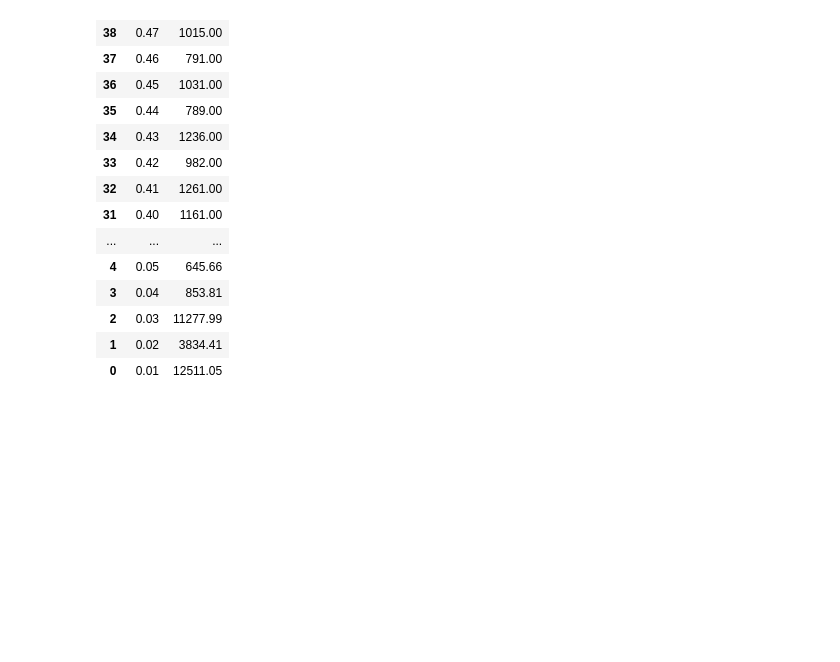
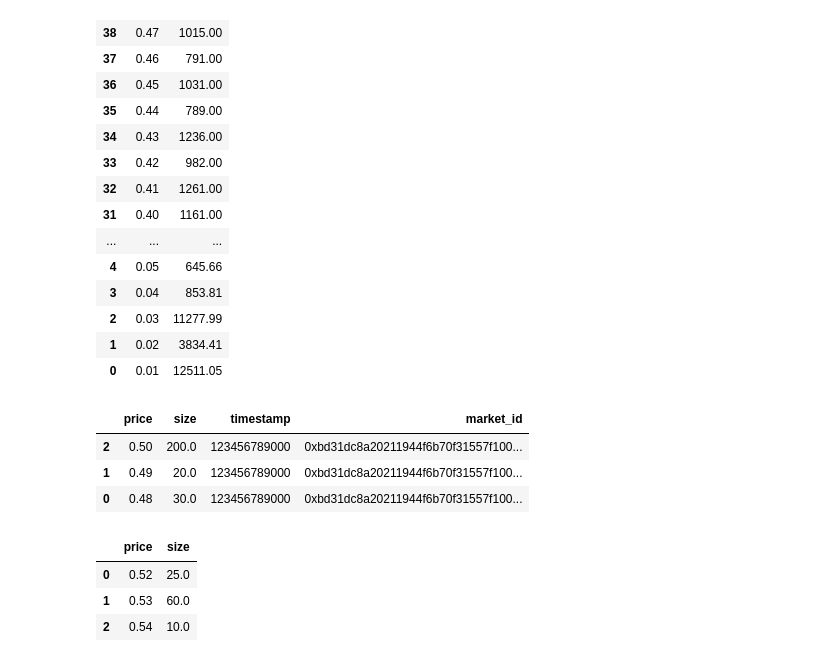
Before and after one commit to brynlm/Polymarket-5m-crypto-prediction, a Jupyter notebook: ts-regression-tests.ipynb, the cells around one changed output. Saved outputs shown, nothing was run; the diff lists cells and outputs as text; code cells hidden in the pictures; blank space fills up the shorter version.

```diff
--- a/ts-regression-tests.ipynb
+++ b/ts-regression-tests.ipynb
@@ -116,0 +190,16 @@ bids_snapshot
+# %%
+bids_snapshot.loc[bids_snapshot['price'] == float('0.5'), 'size'] = 200
+# %%
+bids_snapshot
+# %% [output]
+|  | price | size | timestamp | market_id |
+| 2 | 0.50 | 200.0 | 123456789000 | 0xbd31dc8a20211944f6b70f31557f100... |
+| 1 | 0.49 | 20.0 | 123456789000 | 0xbd31dc8a20211944f6b70f31557f100... |
+| 0 | 0.48 | 30.0 | 123456789000 | 0xbd31dc8a20211944f6b70f31557f100... |
+# %%
+asks_snapshot
+# %% [output]
+|  | price | size |
+| 0 | 0.52 | 25.0 |
+| 1 | 0.53 | 60.0 |
+| 2 | 0.54 | 10.0 |
```
Also changed, not shown: parts of 5 cells of this notebook, 1 other file.
